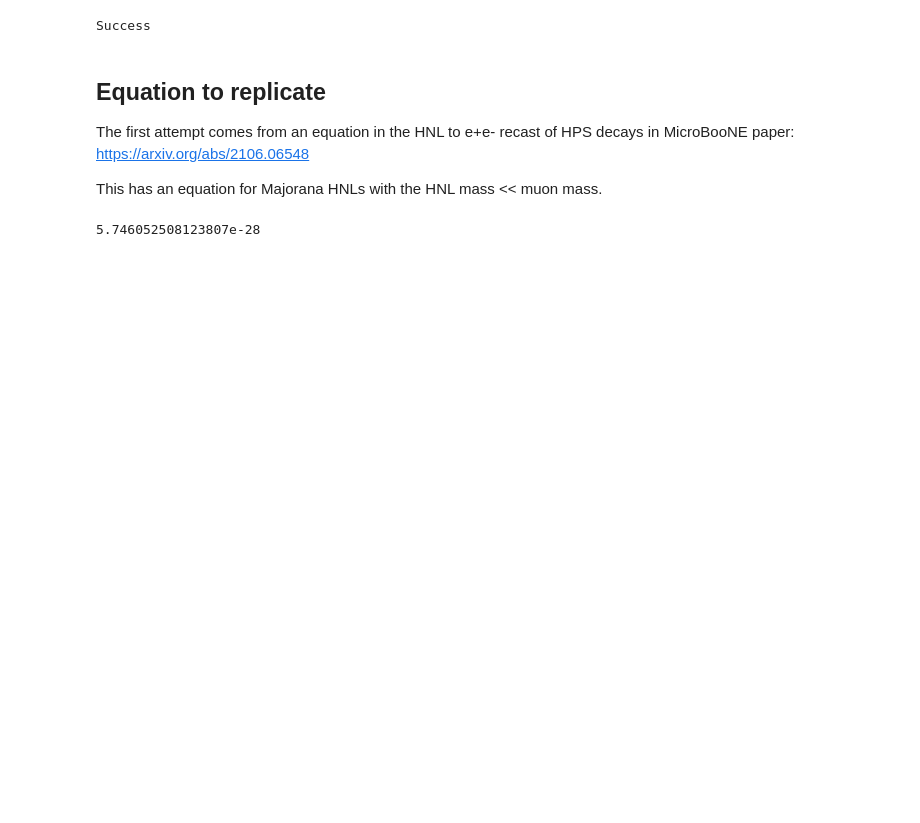
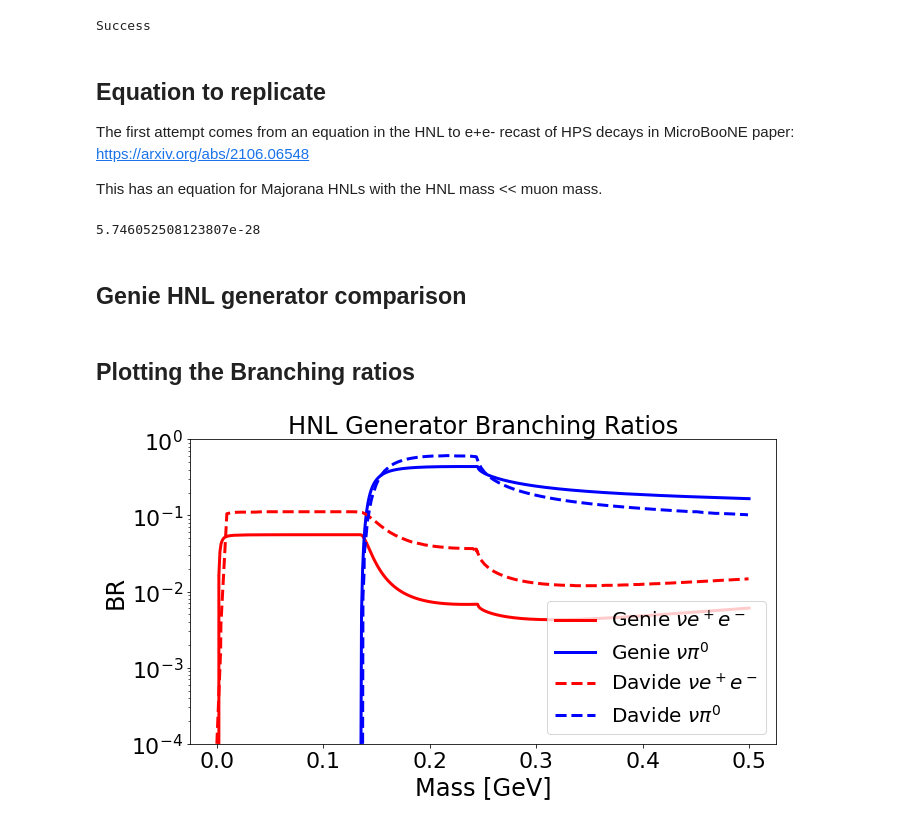
Before and after one commit to dmarsden01/uboone_HNL_analysis, a Jupyter notebook: Rough_rate_calculation.ipynb, the cells around one changed output. Drawn from its saved outputs; the diff is of its cells as text; code cells hidden in the pictures; blank space fills up the shorter version.

Commit message:
Added code to plot the BRs and lifetimes in Rough_rate_calculation notebook.

```diff
--- a/Rough_rate_calculation.ipynb
+++ b/Rough_rate_calculation.ipynb
@@ -30,3 +32,5 @@ Decay_width = (2*(G_F**2)*(U_mu4**2)*(N_mass**5)/(768*np.pi**3))*(1-4*s_W_square
 print(Decay_width)
 # %% [output]
 5.746052508123807e-28
+# %% [markdown]
+## Genie HNL generator comparison
@@ -32,0 +46,4 @@ print(Decay_width)
+# %%
+cols = ['Mass','Value']
+Davide_ee = pd.read_csv("Branching_ratios/Davide_ee_mu_like.csv",names=cols)
+Davide_pi0 = pd.read_csv("Branching_ratios/Davide_pi0_mu_like.csv",names=cols)
@@ -32,0 +79,23 @@ print(Decay_width)
+# %% [markdown]
+## Plotting the Branching ratios
+# %%
+colour_ee = "red"
+colour_pi0 = "blue"
+plt.rc('font', size=22)
+plt.figure(figsize=(10,6))
+plt.title("HNL Generator Branching Ratios", fontsize=24)
+plt.plot(mass_list, eplus_eminus_channel, label = r"Genie $\nu e^+e^-$", lw=3, color = colour_ee)
+plt.plot(mass_list, pi0_channel, label = r"Genie $\nu\pi^0$", lw=3, color = colour_pi0)
+plt.plot(Davide_ee['Mass'], Davide_ee['Value'], label = r"Davide $\nu e^+e^-$", lw=3, color = colour_ee, linestyle="dashed")
+plt.plot(Davide_pi0['Mass'], Davide_pi0['Value'], label = r"Davide $\nu\pi^0$", lw=3, color = colour_pi0, linestyle="dashed")
+plt.ylim(1e-4,1.0)
+plt.ylabel("BR", fontsize=24)
+plt.xlabel("Mass [GeV]", fontsize=24)
+plt.yscale("log")
+plt.legend(fontsize=20, loc="lower right")
+plt.tight_layout()
+
+savename = "Genie_HNL_Gen_BRs"
+plt.savefig("plots/Generator/"+savename+".pdf")
+# %% [output]
+[figure, added]
```
Also changed, not shown: parts of 7 cells of this notebook, 1 other file.
